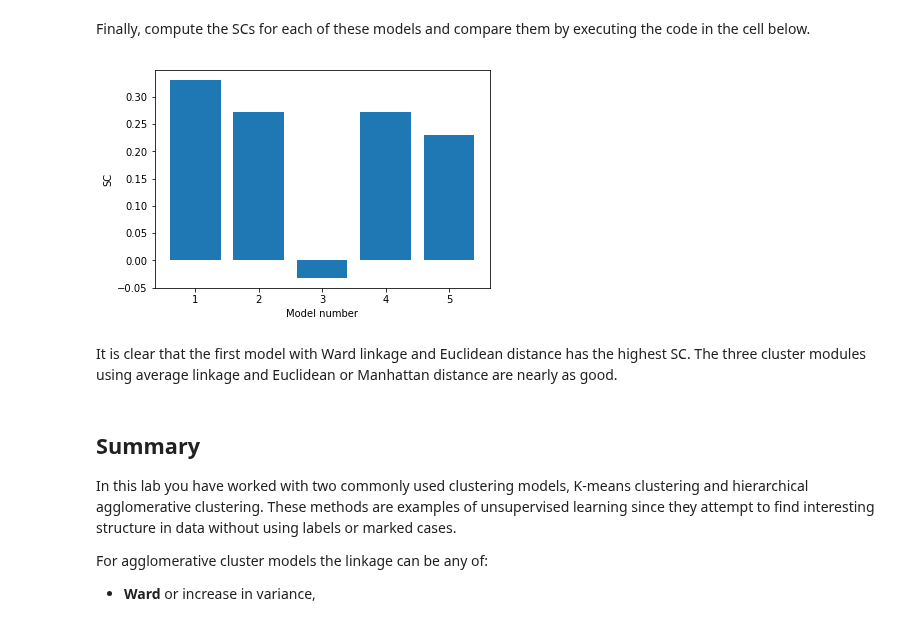
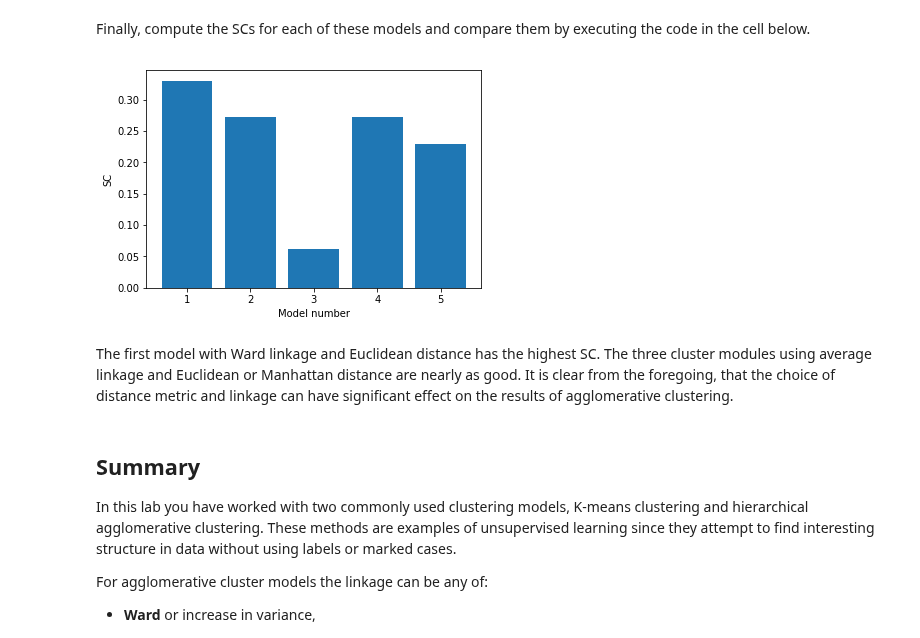
Before and after one commit to syslin/-MicrosoftLearning-Principles-of-Machine-Learning-Python, a Jupyter notebook: Module7/IntroToUnsupervisedLearning.ipynb, the cells around one changed output. Saved outputs shown, nothing was run; the diff lists cells and outputs as text; code cells hidden in the pictures.

Commit message:
Fixed a few typos in the model descriptions

```diff
--- a/Module7/IntroToUnsupervisedLearning.ipynb
+++ b/Module7/IntroToUnsupervisedLearning.ipynb
@@ -421,7 +421,7 @@ The cluster assignments Follow the structure of the data rather well. Two outlyi
 Now, execute the code in the cell below to compute and display the cluster assignments for a 3-cluster agglomerative model using complete or maximal linkage.
 # %%
 nr.seed(987)
-agglomerative4_a = AgglomerativeClustering(n_clusters=4, linkage = 'average')
-assignments4_a = agglomerative4_a.fit_predict(sample_2[:,0:2])
-plot_clusters(sample_2, assignments4_a)
+agglomerative3_c = AgglomerativeClustering(n_clusters=3, linkage = 'complete')
+assignments3_c = agglomerative3_c.fit_predict(sample_2[:,0:2])
+plot_clusters(sample_2, assignments3_c)
 # %% [output]
@@ -455,12 +455,12 @@ Before proceeding, answer **Question 1** on the course page.
 # %% [markdown]
 Finally, compute the SCs for each of these models and compare them by executing the code in the cell below.
 # %%
-assignment_list = [assignments3_w, assignments3_a, assignments4_a, assignments3_a_m, assignments3_a_c]
+assignment_list = [assignments3_w, assignments3_a, assignments3_c, assignments3_a_m, assignments3_a_c]
 plot_sillohette(sample, assignment_list, x_lab = 'Model number', start = 1)
 # %% [output]
-[figure, old version]
+[figure, new version]
 # %% [markdown]
-It is clear that the first model with Ward linkage and Euclidean distance has the highest SC. The three cluster modules using average linkage and Euclidean or Manhattan distance are nearly as good.
+The first model with Ward linkage and Euclidean distance has the highest SC. The three cluster modules using average linkage and Euclidean or Manhattan distance are nearly as good. It is clear from the foregoing, that the choice of distance metric and linkage can have significant effect on the results of agglomerative clustering.
 # %% [markdown]
 ## Summary
 
```
Also changed, not shown: parts of 5 cells of this notebook.
